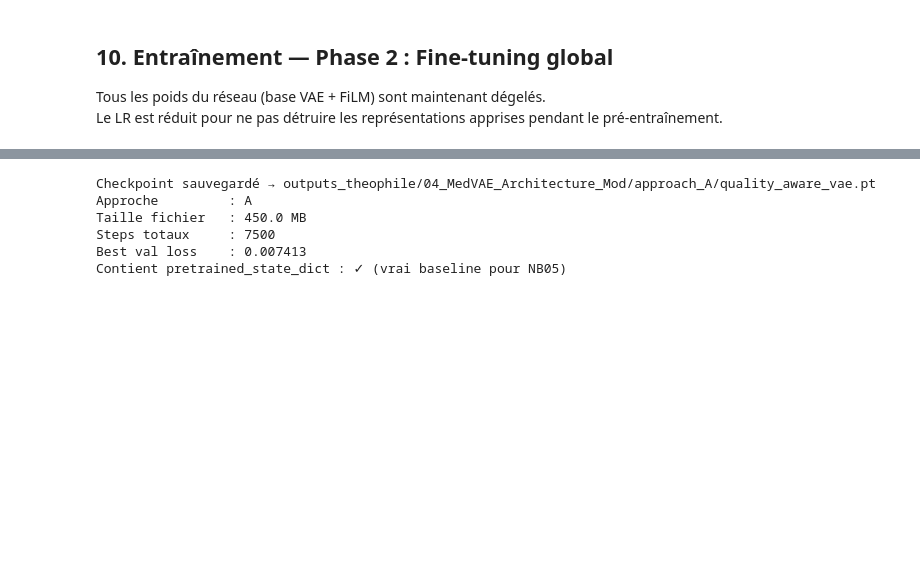
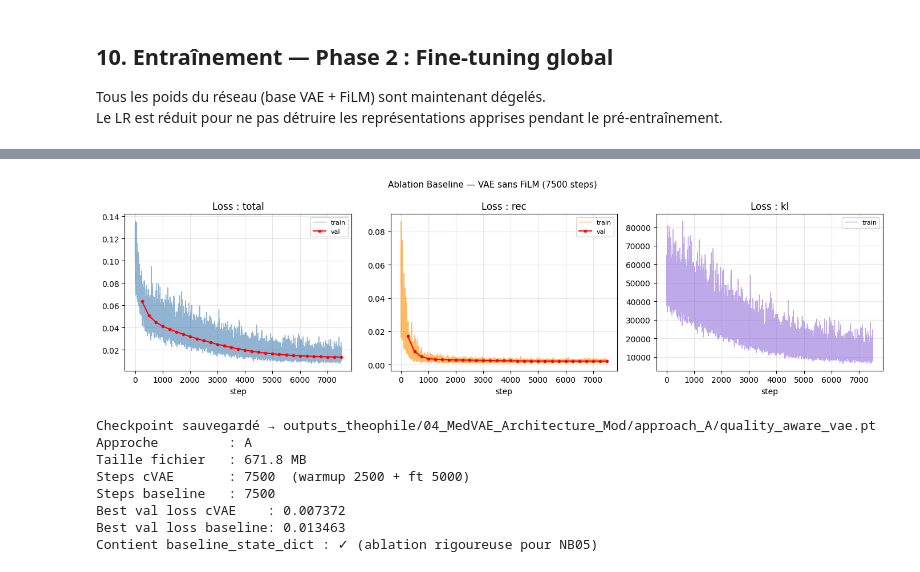
Before and after one commit to tnadiedjoa/MEDVAE-X, a Jupyter notebook: medvae_eval/theophile_metrics/04_MedVAE_Architecture_Mod.ipynb, the cells around one changed output, grey strips where cells are left out. Cells and saved outputs as stored; diff of their text form; code cells hidden in the pictures; blank space fills up the shorter version.

```diff
--- a/medvae_eval/theophile_metrics/04_MedVAE_Architecture_Mod.ipynb
+++ b/medvae_eval/theophile_metrics/04_MedVAE_Architecture_Mod.ipynb
@@ -922,18 +1051,43 @@ Le checkpoint contient le modèle conditionné ET la config nécessaire pour le
+# %%
+# Courbes de loss — Baseline VAE
+fig, axes = plt.subplots(1, 3, figsize=(14, 4))
+
+for ax, key, color in zip(axes, ["total", "rec", "kl"],
+                           ["steelblue", "darkorange", "mediumpurple"]):
+    ax.plot(history_bl[key], color=color, lw=1, alpha=0.6, label="train")
+    if f"val_{key}" in history_bl and history_bl.get(f"val_{key}"):
+        val_x = list(range(VAL_EVERY, VAL_EVERY * len(history_bl[f"val_{key}"]) + 1, VAL_EVERY))
+        ax.plot(val_x, history_bl[f"val_{key}"], "o-", color="red", ms=3, lw=1.5, label="val")
+    ax.set_title(f"Loss : {key}")
+    ax.set_xlabel("step")
+    ax.legend(fontsize=8)
+    ax.grid(True, alpha=0.3)
+
+fig.suptitle(f"Ablation Baseline — VAE sans FiLM ({len(history_bl['total'])} steps)", fontsize=11)
+plt.tight_layout()
+plt.savefig(OUTPUT_DIR / "04_baseline_curves.png", dpi=100, bbox_inches="tight")
+plt.show()
+# %% [output]
+[figure, added]
 # %%
 total_steps = len(history_warmup["total"]) + len(history_ft["total"])
 
 checkpoint = {
     "model_state_dict":       cvae.state_dict(),
     "pretrained_state_dict":  pretrained_state_dict,   # ← poids MedVAE AVANT fine-tuning
+    "baseline_state_dict":    baseline_vae.state_dict(),  # ← VAE fine-tuné SANS FiLM (ablation)
     "ddconfig":               DDCONFIG,
     "embed_dim":              EMBED_DIM,
     "approach":               APPROACH,
     "training_steps":         total_steps,
+    "baseline_steps":         len(history_bl["total"]),
     "warmup_steps":           len(history_warmup["total"]),
     "finetune_steps":         len(history_ft["total"]),
     "best_val_loss":          best_val_loss_ft,
+    "best_val_loss_baseline": best_val_loss_bl,
     "history_warmup":         history_warmup,
     "history_finetune":       history_ft,
+    "history_baseline":       history_bl,
     "labels_csv":             str(LABELS_CSV),
     "param_count":            cvae.param_count(),
 }
@@ -942,16 +1096,20 @@ torch.save(checkpoint, CVAE_CKPT_OUT)
 print(f"Checkpoint sauvegardé → {CVAE_CKPT_OUT}")
 print(f"Approche         : {APPROACH}")
 print(f"Taille fichier   : {CVAE_CKPT_OUT.stat().st_size / 1e6:.1f} MB")
-print(f"Steps totaux     : {total_steps}")
-print(f"Best val loss    : {best_val_loss_ft:.6f}")
-print(f"Contient pretrained_state_dict : ✓ (vrai baseline pour NB05)")
+print(f"Steps cVAE       : {total_steps}  (warmup {len(history_warmup['total'])} + ft {len(history_ft['total'])})")
+print(f"Steps baseline   : {len(history_bl['total'])}")
+print(f"Best val loss cVAE    : {best_val_loss_ft:.6f}")
+print(f"Best val loss baseline: {best_val_loss_bl:.6f}")
+print(f"Contient baseline_state_dict : ✓ (ablation rigoureuse pour NB05)")
 # %% [output]
 Checkpoint sauvegardé → outputs_theophile/04_MedVAE_Architecture_Mod/approach_A/quality_aware_vae.pt
 Approche         : A
-Taille fichier   : 450.0 MB
-Steps totaux     : 7500
-Best val loss    : 0.007413
-Contient pretrained_state_dict : ✓ (vrai baseline pour NB05)
+Taille fichier   : 671.8 MB
+Steps cVAE       : 7500  (warmup 2500 + ft 5000)
+Steps baseline   : 7500
+Best val loss cVAE    : 0.007372
+Best val loss baseline: 0.013463
+Contient baseline_state_dict : ✓ (ablation rigoureuse pour NB05)
 # %%
 # Vérification du rechargement
 def load_quality_aware_vae(ckpt_path: Path) -> QualityAwareAutoencoderKL:
```
Also changed, not shown: parts of 9 cells of this notebook, 17 other files.
